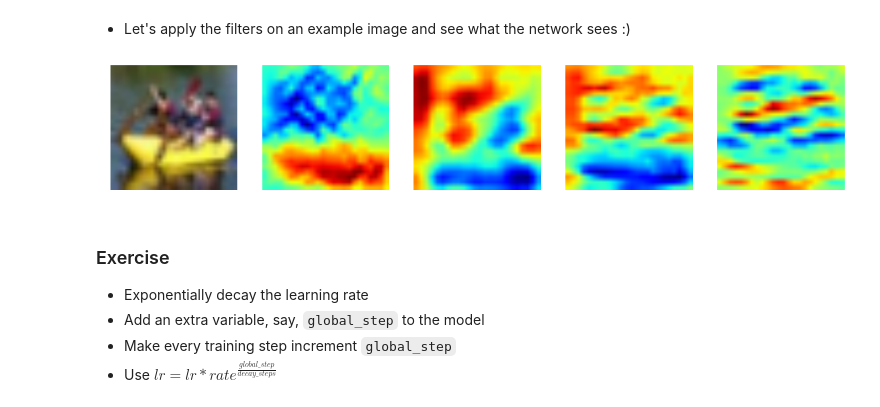
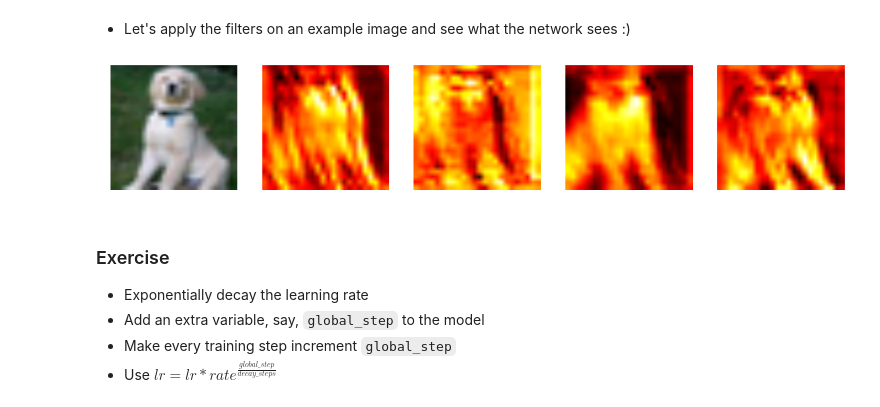
Before and after one commit to keveman/tensorflow-tutorial, a Jupyter notebook: CIFAR10 Tutorial.ipynb, the cells around one changed output. Drawn from its saved outputs; the diff is of its cells as text; code cells hidden in the pictures.

```diff
--- a/CIFAR10 Tutorial.ipynb
+++ b/CIFAR10 Tutorial.ipynb
@@ -398,18 +414,18 @@ for i in range(64):
 # %%
 orig_im, l = get_mini_batch(random_batch(1), 1)
 im = distort(orig_im[0])
 figsize(20, 3.4)
 subplot(1, 5, 1)
 myshow(orig_im[0].eval(), aspect='auto')
 im = tf.expand_dims(im, 0)
 output = tf.nn.conv2d(im, vars['conv1_weights'], [1, 1, 1, 1], padding='SAME').eval()
 output.shape
-jet()
+hot()
 for i in range(4):
   subplot(1, 5, 2+i)
-  myshow(output[0, :, :, i+47], aspect='auto')
+  myshow(output[0, :, :, i], aspect='auto')
 # %% [output]
-[figure, old version]
+[figure, new version]
 # %% [markdown]
 ### Exercise
 * Exponentially decay the learning rate
```
Also changed, not shown: parts of 9 cells of this notebook, 1 other file.
